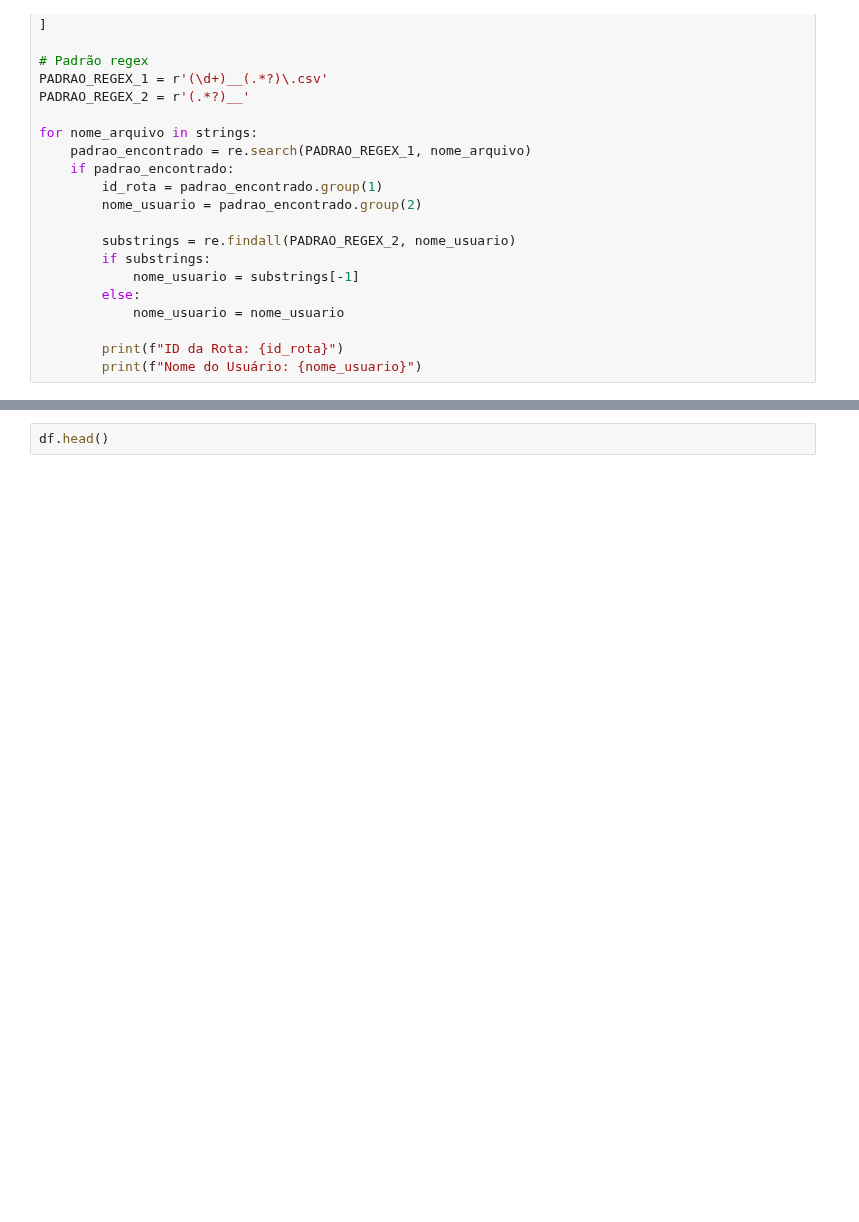
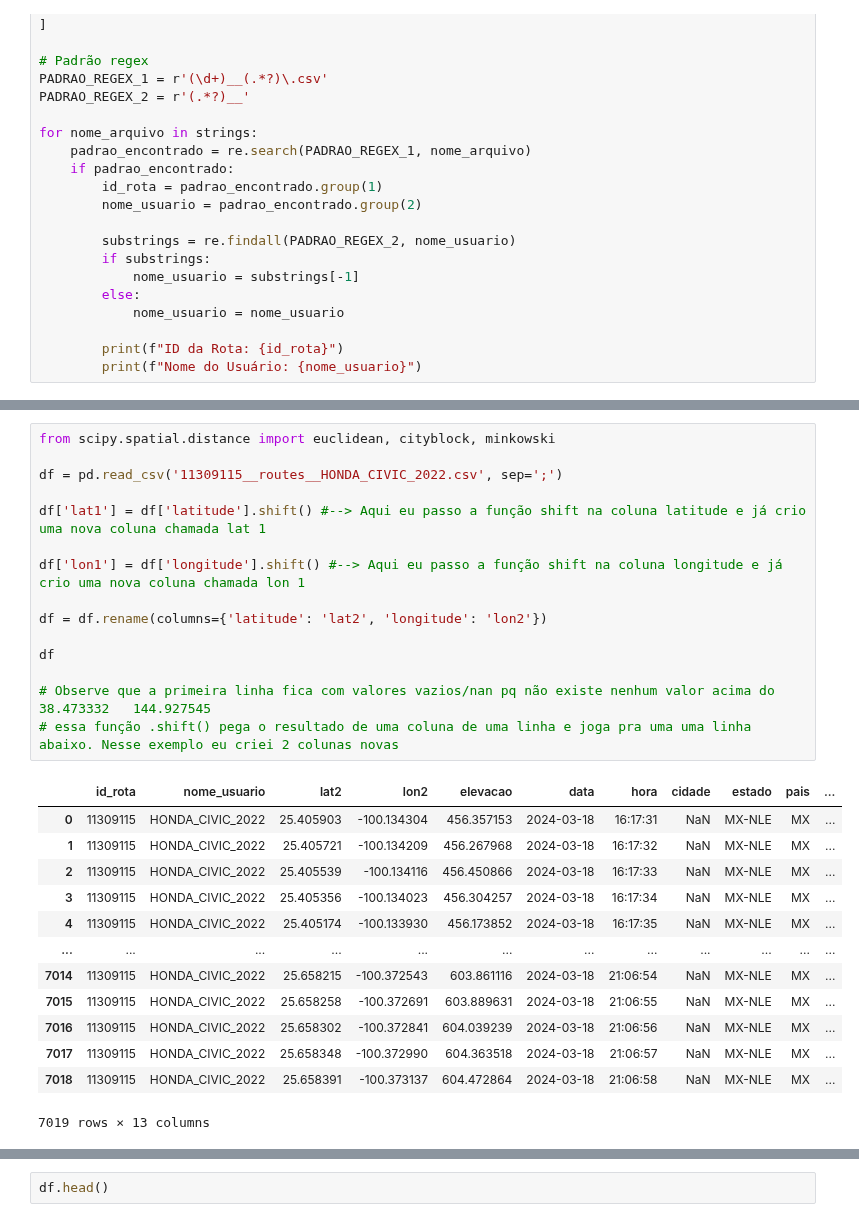
Before and after one commit to ThigaoRibeiro/tcc-ufrj-pipeline, a Jupyter notebook: Teste_WebScraping_OpenStreetMap.ipynb, the cells around one changed output, grey strips where cells are left out. Saved outputs shown, nothing was run; the diff lists cells and outputs as text; blank space fills up the shorter version.

```diff
--- a/Teste_WebScraping_OpenStreetMap.ipynb
+++ b/Teste_WebScraping_OpenStreetMap.ipynb
@@ -817,0 +780,29 @@ df
+# %%
+from scipy.spatial.distance import euclidean, cityblock, minkowski
+
+df = pd.read_csv('11309115__routes__HONDA_CIVIC_2022.csv', sep=';')
+
+df['lat1'] = df['latitude'].shift() #--> Aqui eu passo a função shift na coluna latitude e já crio uma nova coluna chamada lat 1
+
+df['lon1'] = df['longitude'].shift() #--> Aqui eu passo a função shift na coluna longitude e já crio uma nova coluna chamada lon 1
+
+df = df.rename(columns={'latitude': 'lat2', 'longitude': 'lon2'})
+
+df
+
+# Observe que a primeira linha fica com valores vazios/nan pq não existe nenhum valor acima do 38.473332	144.927545
+# essa função .shift() pega o resultado de uma coluna de uma linha e joga pra uma uma linha abaixo. Nesse exemplo eu criei 2 colunas novas
+# %% [output]
+|  | id_rota | nome_usuario | lat2 | lon2 | elevacao | data | hora | cidade | estado | pais | ... |
+| 0 | 11309115 | HONDA_CIVIC_2022 | 25.405903 | -100.134304 | 456.357153 | 2024-03-18 | 16:17:31 | NaN | MX-NLE | MX | ... |
+| 1 | 11309115 | HONDA_CIVIC_2022 | 25.405721 | -100.134209 | 456.267968 | 2024-03-18 | 16:17:32 | NaN | MX-NLE | MX | ... |
+| 2 | 11309115 | HONDA_CIVIC_2022 | 25.405539 | -100.134116 | 456.450866 | 2024-03-18 | 16:17:33 | NaN | MX-NLE | MX | ... |
+| 3 | 11309115 | HONDA_CIVIC_2022 | 25.405356 | -100.134023 | 456.304257 | 2024-03-18 | 16:17:34 | NaN | MX-NLE | MX | ... |
+| 4 | 11309115 | HONDA_CIVIC_2022 | 25.405174 | -100.133930 | 456.173852 | 2024-03-18 | 16:17:35 | NaN | MX-NLE | MX | ... |
+| ... | ... | ... | ... | ... | ... | ... | ... | ... | ... | ... | ... |
+| 7014 | 11309115 | HONDA_CIVIC_2022 | 25.658215 | -100.372543 | 603.861116 | 2024-03-18 | 21:06:54 | NaN | MX-NLE | MX | ... |
+| 7015 | 11309115 | HONDA_CIVIC_2022 | 25.658258 | -100.372691 | 603.889631 | 2024-03-18 | 21:06:55 | NaN | MX-NLE | MX | ... |
+| 7016 | 11309115 | HONDA_CIVIC_2022 | 25.658302 | -100.372841 | 604.039239 | 2024-03-18 | 21:06:56 | NaN | MX-NLE | MX | ... |
+| 7017 | 11309115 | HONDA_CIVIC_2022 | 25.658348 | -100.372990 | 604.363518 | 2024-03-18 | 21:06:57 | NaN | MX-NLE | MX | ... |
+| 7018 | 11309115 | HONDA_CIVIC_2022 | 25.658391 | -100.373137 | 604.472864 | 2024-03-18 | 21:06:58 | NaN | MX-NLE | MX | ... |
+7019 rows × 13 columns
```
Also changed, not shown: parts of 26 cells of this notebook, 7 other files.
